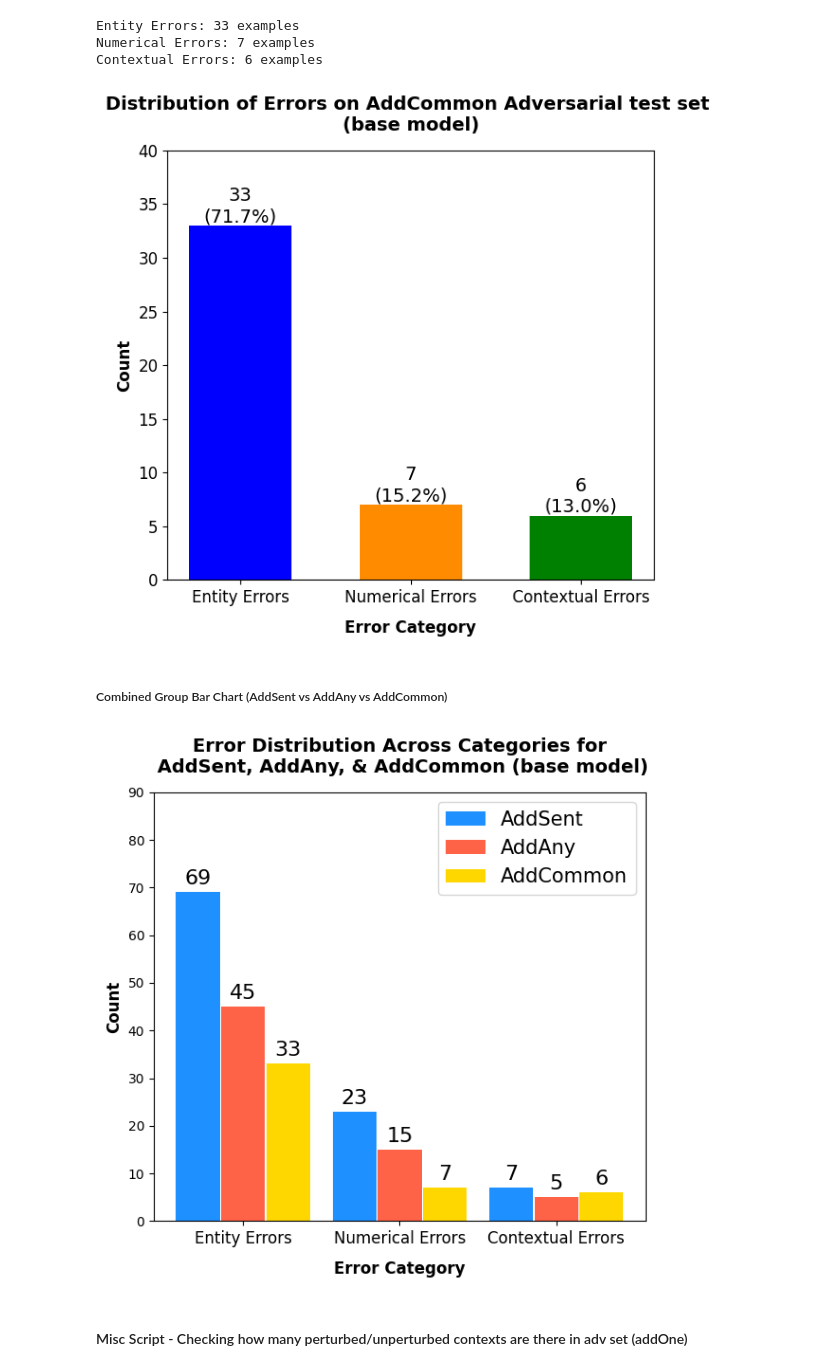
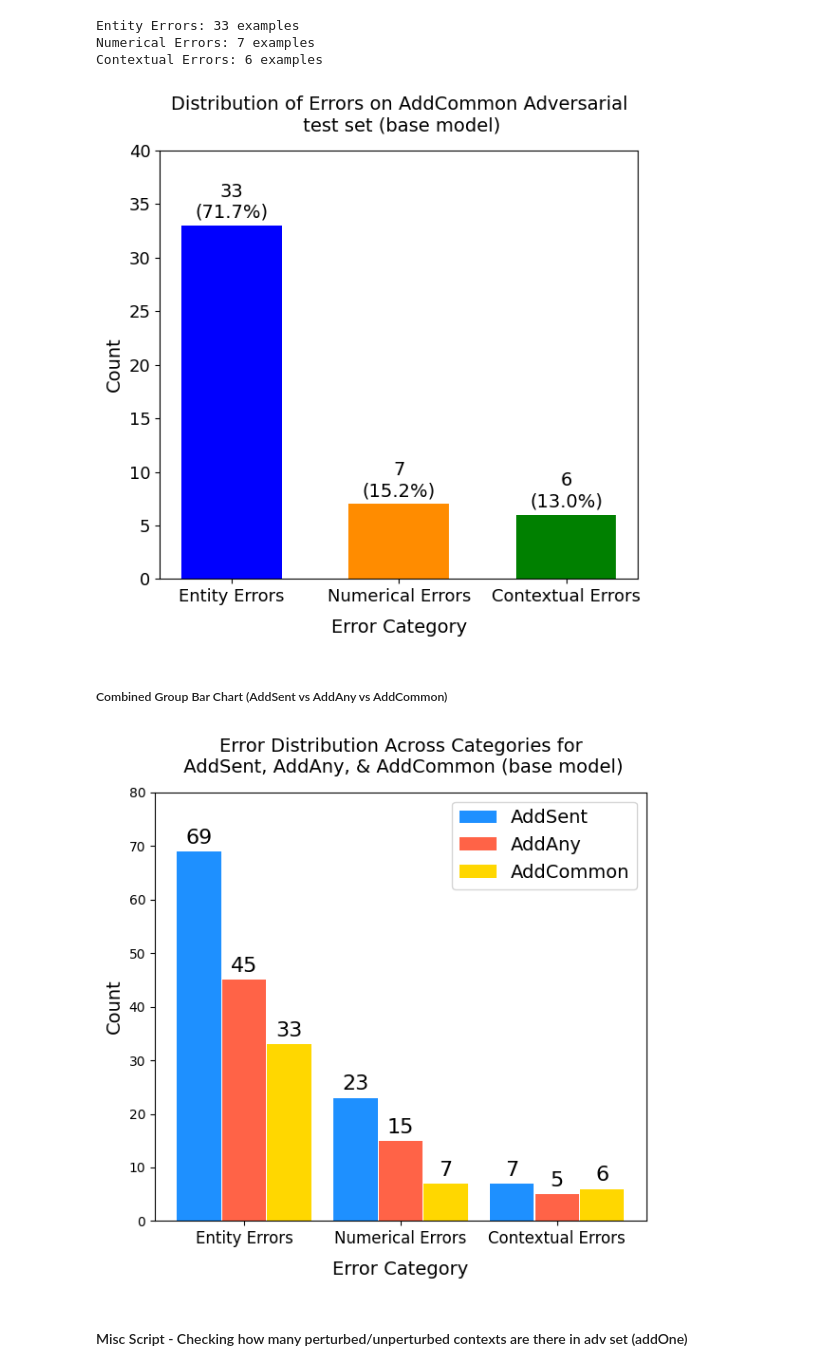
Before and after one commit to Shaz-Momin/nlp-fp-dataset-artifacts, a Jupyter notebook: error_analysis/adv_error_analysis.ipynb, the cells around one changed output. Cells and saved outputs as stored; diff of their text form; code cells hidden in the pictures.

```diff
--- a/error_analysis/adv_error_analysis.ipynb
+++ b/error_analysis/adv_error_analysis.ipynb
@@ -149,19 +145,19 @@ Entity Errors: 33 examples
 Numerical Errors: 7 examples
 Contextual Errors: 6 examples
 # %%
-import shutil
-# Save the classified examples to separate files
-if (os.path.exists('addCommon_error_classes')):
-    shutil.rmtree('addCommon_error_classes')
-os.mkdir('addCommon_error_classes')
-for category, examples in categories.items():
-    with open(f'addCommon_error_classes/{category.replace(" ", "_").lower()}.jsonl', 'w') as file:
-        for example in examples:
-            file.write(json.dumps(example) + '\n')
+# import shutil
+# # Save the classified examples to separate files
+# if (os.path.exists('addCommon_error_classes')):
+#     shutil.rmtree('addCommon_error_classes')
+# os.mkdir('addCommon_error_classes')
+# for category, examples in categories.items():
+#     with open(f'addCommon_error_classes/{category.replace(" ", "_").lower()}.jsonl', 'w') as file:
+#         for example in examples:
+#             file.write(json.dumps(example) + '\n')
 # %%
-plot_bar(ylim=40, title='Distribution of Errors on AddCommon Adversarial test set \n(base model)')
+plot_bar(ylim=40, title='Distribution of Errors on AddCommon Adversarial\n test set (base model)')
 # %% [output]
-[figure, old version]
+[figure, new version]
 # %% [markdown]
 ##### Combined Group Bar Chart (AddSent vs AddAny vs AddCommon)
 # %%
@@ -213,39 +209,39 @@ padding = 0.01  # padding between bars
 fig, ax = plt.subplots(figsize=(6, 6))
 # Adjust x to add padding between groups
 x = np.arange(len(category_names_addSent)) * (width * 3 + padding * 20)
 
 bars1 = ax.bar(x - width - padding, counts_addSent, width, label='AddSent', color='dodgerblue')
 bars2 = ax.bar(x, counts_addAny, width, label='AddAny', color='tomato')
 bars3 = ax.bar(x + width + padding, counts_addCommon, width, label='AddCommon', color='gold')
 
 
 # Add some text for labels, title and custom x-axis tick labels, etc.
-ax.set_xlabel('Error Category', fontsize=12, fontweight='semibold', labelpad=10)
-ax.set_ylabel('Count', fontsize=12, fontweight='semibold')
-ax.set_title('Error Distribution Across Categories for\n AddSent, AddAny, & AddCommon (base model)', fontsize=14, pad=15, fontweight='bold')
+ax.set_xlabel('Error Category', fontsize=14, labelpad=10)
+ax.set_ylabel('Count', fontsize=14)
+ax.set_title('Error Distribution Across Categories for\n AddSent, AddAny, & AddCommon (base model)', fontsize=14, pad=15)
 ax.set_xticks(x)
 ax.set_xticklabels(category_names_addSent, fontsize=12)
-ax.legend(fontsize=15)
+ax.legend(fontsize=14)
 
 # Add counts above the bars
 def add_counts(bars):
     for bar in bars:
         height = bar.get_height()
         ax.annotate('{}'.format(height),
                     xy=(bar.get_x() + bar.get_width() / 2, height),
                     xytext=(0, 3),  # 3 points vertical offset
                     textcoords="offset points",
                     ha='center', va='bottom', fontsize=16)  # Increase fontsize here
 
 add_counts(bars1)
 add_counts(bars2)
 add_counts(bars3)
 
 plt.tight_layout()
-plt.ylim(0, 90)
+plt.ylim(0, 80)
 plt.show()
 # %% [output]
-[figure, old version]
+[figure, new version]
 # %% [markdown]
 #### Misc Script - Checking how many perturbed/unperturbed contexts are there in adv set (addOne)
 # %%
```
Also changed, not shown: parts of 4 cells of this notebook, 2 other files.
